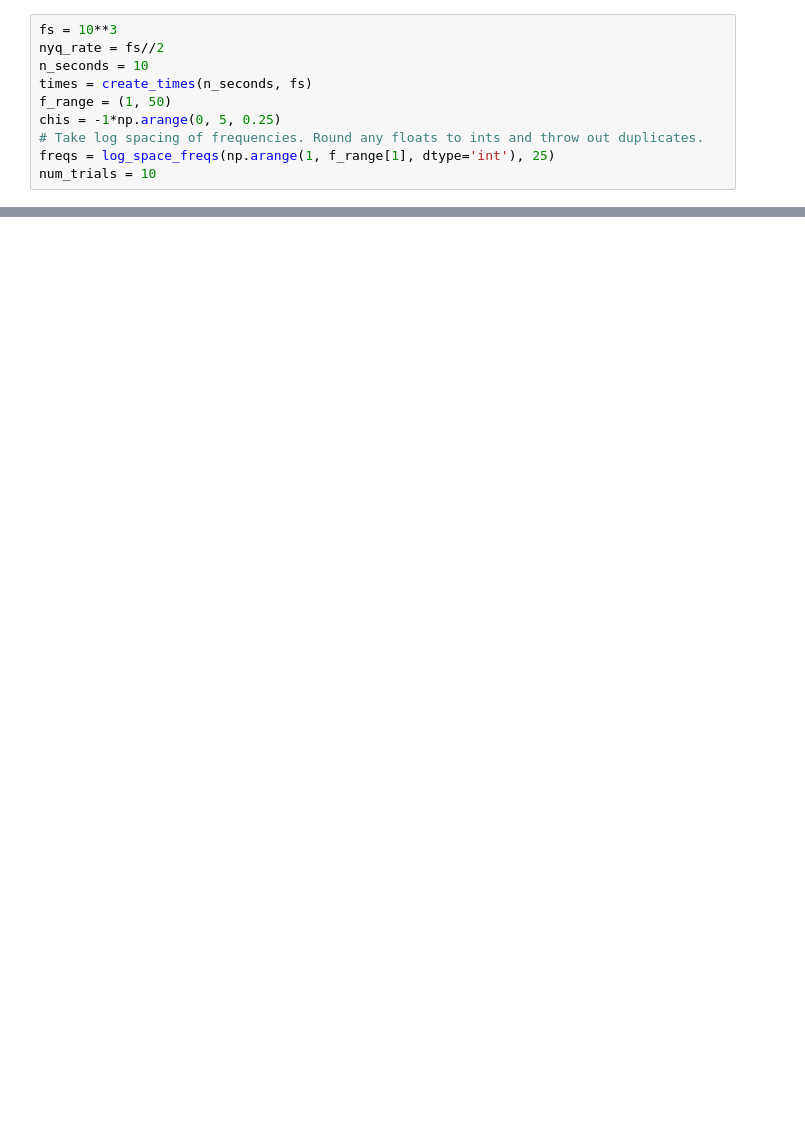
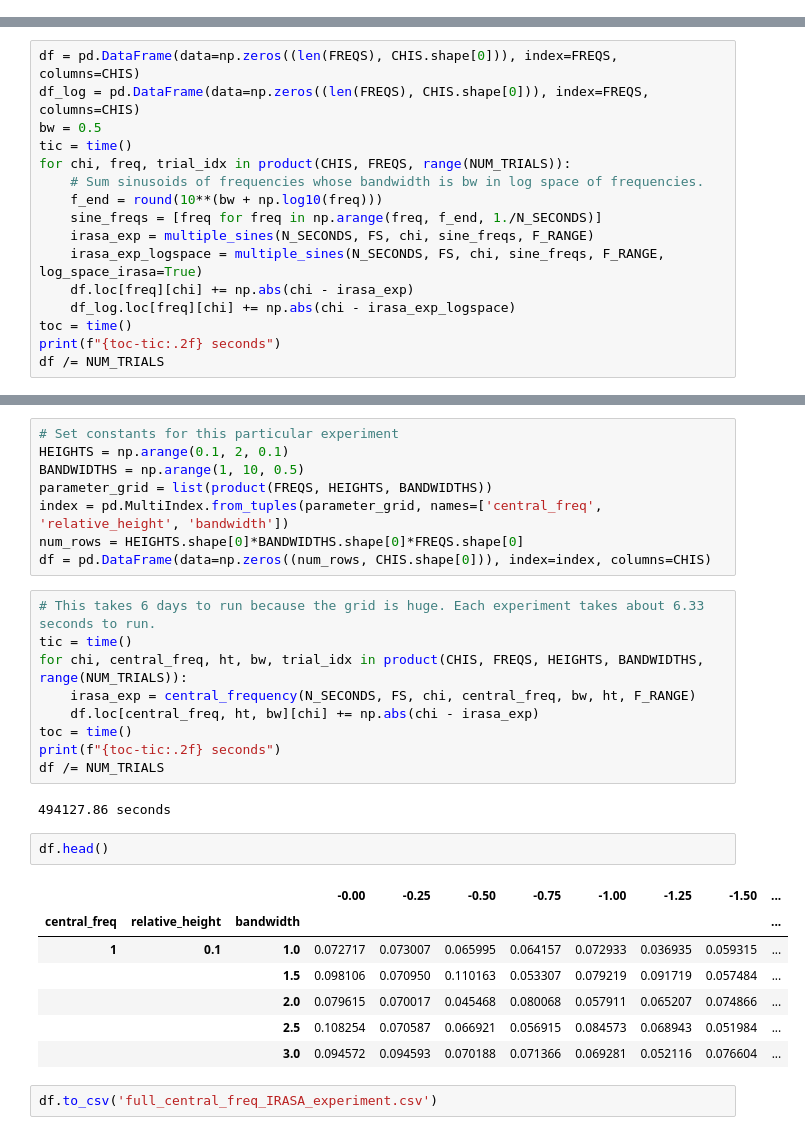
Before and after one commit to AperiodicMethods/AperiodicMethods, a Jupyter notebook: notebooks/EricIRASANotes.ipynb, the cells around one changed output, grey strips where cells are left out. Drawn from its saved outputs; the diff is of its cells as text; blank space fills up the shorter version.

Commit message:
Remove FOOOF notes and unused python script. Update WIP IRASA notes. Upload results from very long central frequency IRASA experiment.

```diff
--- a/notebooks/EricIRASANotes.ipynb
+++ b/notebooks/EricIRASANotes.ipynb
@@ -170,10 +0,0 @@ Next, we see how the two versions of IRASA perform when we add one sinusoid to t
-# %%
-fs = 10**3
-nyq_rate = fs//2
-n_seconds = 10
-times = create_times(n_seconds, fs)
-f_range = (1, 50)
-chis = -1*np.arange(0, 5, 0.25)
-# Take log spacing of frequencies. Round any floats to ints and throw out duplicates.
-freqs = log_space_freqs(np.arange(1, f_range[1], dtype='int'), 25)
-num_trials = 10
@@ -305,0 +362,16 @@ fig.colorbar(cax)
+# %%
+df = pd.DataFrame(data=np.zeros((len(FREQS), CHIS.shape[0])), index=FREQS, columns=CHIS)
+df_log = pd.DataFrame(data=np.zeros((len(FREQS), CHIS.shape[0])), index=FREQS, columns=CHIS)
+bw = 0.5
+tic = time()
+for chi, freq, trial_idx in product(CHIS, FREQS, range(NUM_TRIALS)):
+    # Sum sinusoids of frequencies whose bandwidth is bw in log space of frequencies.
+    f_end = round(10**(bw + np.log10(freq)))
+    sine_freqs = [freq for freq in np.arange(freq, f_end, 1./N_SECONDS)]
+    irasa_exp = multiple_sines(N_SECONDS, FS, chi, sine_freqs, F_RANGE)
+    irasa_exp_logspace = multiple_sines(N_SECONDS, FS, chi, sine_freqs, F_RANGE, log_space_irasa=True)
+    df.loc[freq][chi] += np.abs(chi - irasa_exp)
+    df_log.loc[freq][chi] += np.abs(chi - irasa_exp_logspace)
+toc = time()
+print(f"{toc-tic:.2f} seconds")
+df /= NUM_TRIALS
@@ -305,0 +405,31 @@ fig.colorbar(cax)
+# %%
+# Set constants for this particular experiment
+HEIGHTS = np.arange(0.1, 2, 0.1)
+BANDWIDTHS = np.arange(1, 10, 0.5)
+parameter_grid = list(product(FREQS, HEIGHTS, BANDWIDTHS))
+index = pd.MultiIndex.from_tuples(parameter_grid, names=['central_freq', 'relative_height', 'bandwidth'])
+num_rows = HEIGHTS.shape[0]*BANDWIDTHS.shape[0]*FREQS.shape[0]
+df = pd.DataFrame(data=np.zeros((num_rows, CHIS.shape[0])), index=index, columns=CHIS)
+# %%
+# This takes 6 days to run because the grid is huge. Each experiment takes about 6.33 seconds to run.
+tic = time()
+for chi, central_freq, ht, bw, trial_idx in product(CHIS, FREQS, HEIGHTS, BANDWIDTHS, range(NUM_TRIALS)):
+    irasa_exp = central_frequency(N_SECONDS, FS, chi, central_freq, bw, ht, F_RANGE)
+    df.loc[central_freq, ht, bw][chi] += np.abs(chi - irasa_exp)
+toc = time()
+print(f"{toc-tic:.2f} seconds")
+df /= NUM_TRIALS
+# %% [output]
+494127.86 seconds
+# %%
+df.head()
+# %% [output]
+|  |  |  | -0.00 | -0.25 | -0.50 | -0.75 | -1.00 | -1.25 | -1.50 | ... |
+| central_freq | relative_height | bandwidth |  |  |  |  |  |  |  | ... |
+| 1 | 0.1 | 1.0 | 0.072717 | 0.073007 | 0.065995 | 0.064157 | 0.072933 | 0.036935 | 0.059315 | ... |
+|  |  | 1.5 | 0.098106 | 0.070950 | 0.110163 | 0.053307 | 0.079219 | 0.091719 | 0.057484 | ... |
+|  |  | 2.0 | 0.079615 | 0.070017 | 0.045468 | 0.080068 | 0.057911 | 0.065207 | 0.074866 | ... |
+|  |  | 2.5 | 0.108254 | 0.070587 | 0.066921 | 0.056915 | 0.084573 | 0.068943 | 0.051984 | ... |
+|  |  | 3.0 | 0.094572 | 0.094593 | 0.070188 | 0.071366 | 0.069281 | 0.052116 | 0.076604 | ... |
+# %%
+df.to_csv('full_central_freq_IRASA_experiment.csv')
```
Also changed, not shown: parts of 34 cells of this notebook, 3 other files.
